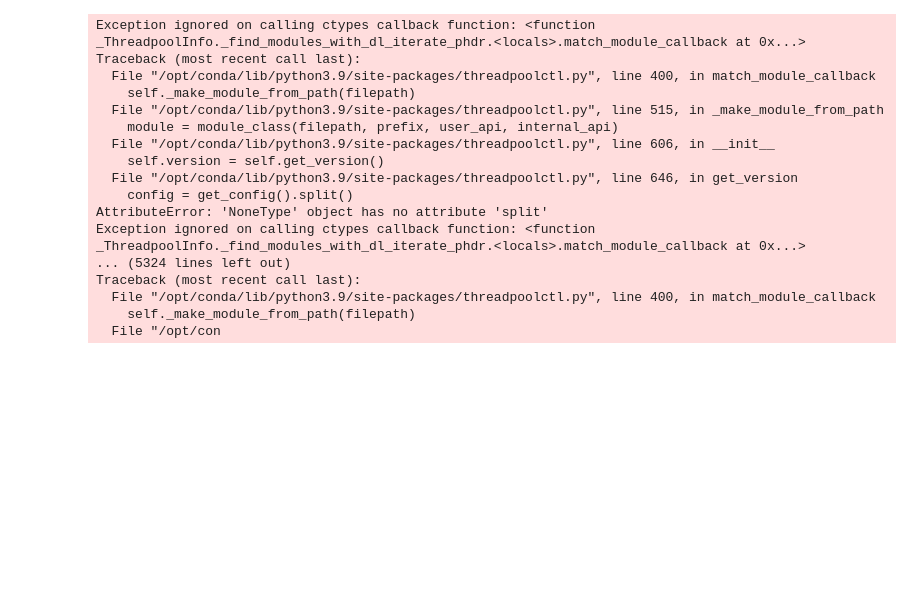
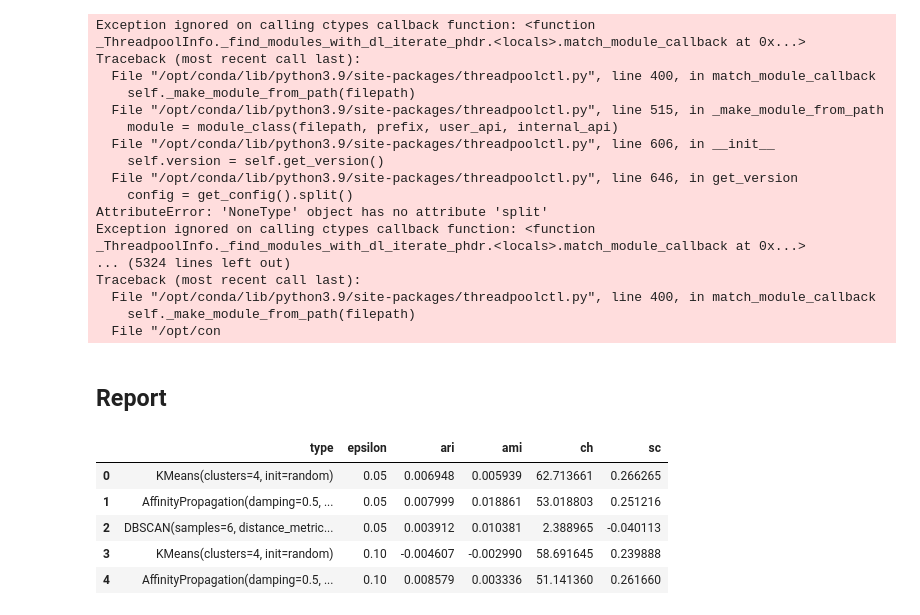
Before and after one commit to tjvanderende/privacy-preserved-clustering-with-nD-Laplace, a Jupyter notebook: RQ2/utility-experiments.ipynb, the cells around one changed output. Cells and saved outputs as stored; diff of their text form; code cells hidden in the pictures; blank space fills up the shorter version.

```diff
--- a/RQ2/utility-experiments.ipynb
+++ b/RQ2/utility-experiments.ipynb
@@ -49,3 +49,15 @@ Traceback (most recent call last):
   File "/opt/conda/lib/python3.9/site-packages/threadpoolctl.py", line 400, in match_module_callback
     self._make_module_from_path(filepath)
   File "/opt/con
+# %% [markdown]
+## Report
+# %%
+utility_metrics = help.load_dataset('./exports/results/utility-3d.csv')
+utility_metrics.head()
+# %% [output]
+|  | type | epsilon | ari | ami | ch | sc |
+| 0 | KMeans(clusters=4, init=random) | 0.05 | 0.006948 | 0.005939 | 62.713661 | 0.266265 |
+| 1 | AffinityPropagation(damping=0.5, ... | 0.05 | 0.007999 | 0.018861 | 53.018803 | 0.251216 |
+| 2 | DBSCAN(samples=6, distance_metric... | 0.05 | 0.003912 | 0.010381 | 2.388965 | -0.040113 |
+| 3 | KMeans(clusters=4, init=random) | 0.10 | -0.004607 | -0.002990 | 58.691645 | 0.239888 |
+| 4 | AffinityPropagation(damping=0.5, ... | 0.10 | 0.008579 | 0.003336 | 51.141360 | 0.261660 |
```
Also changed, not shown: parts of 1 cell of this notebook.
